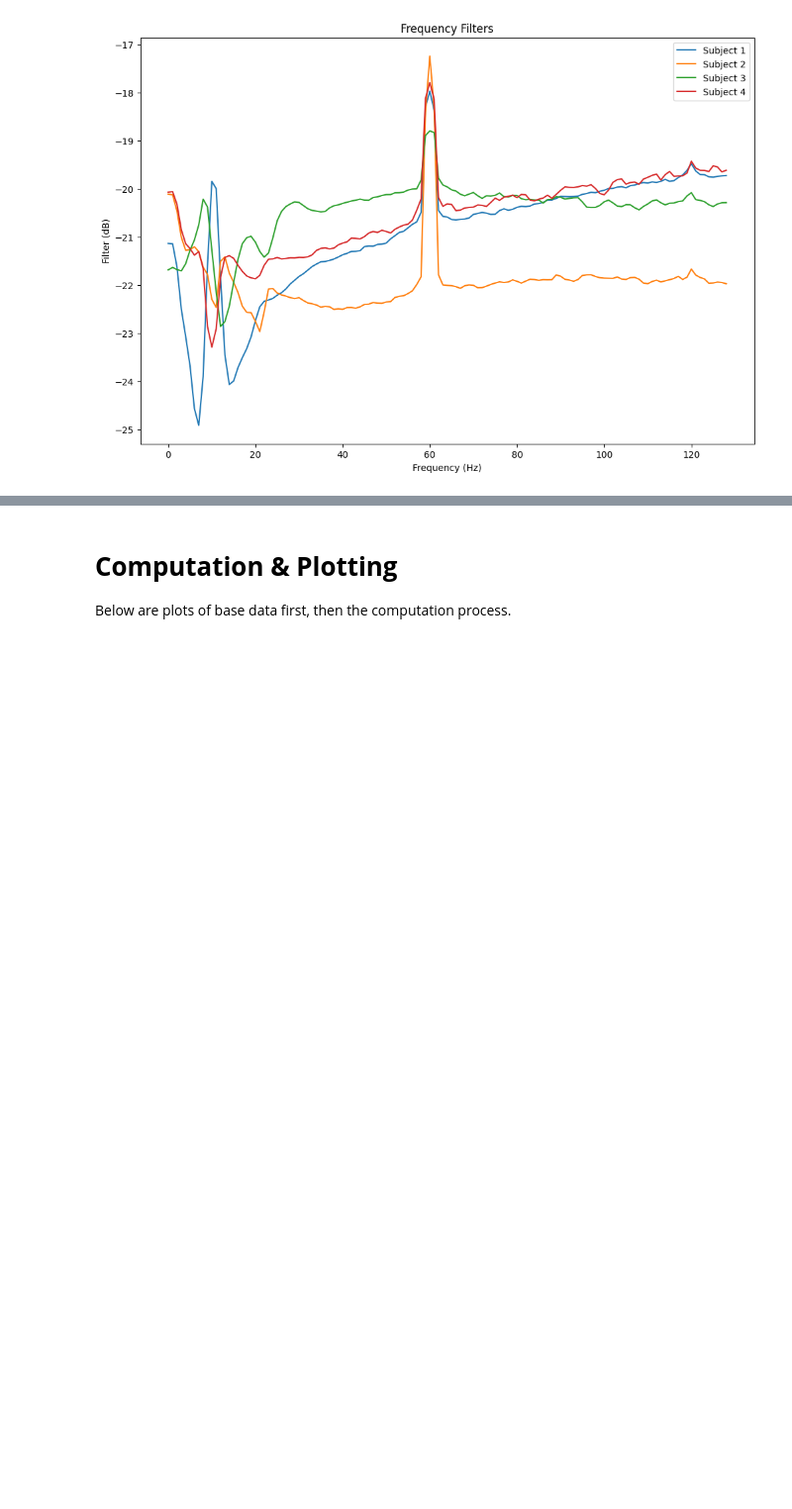
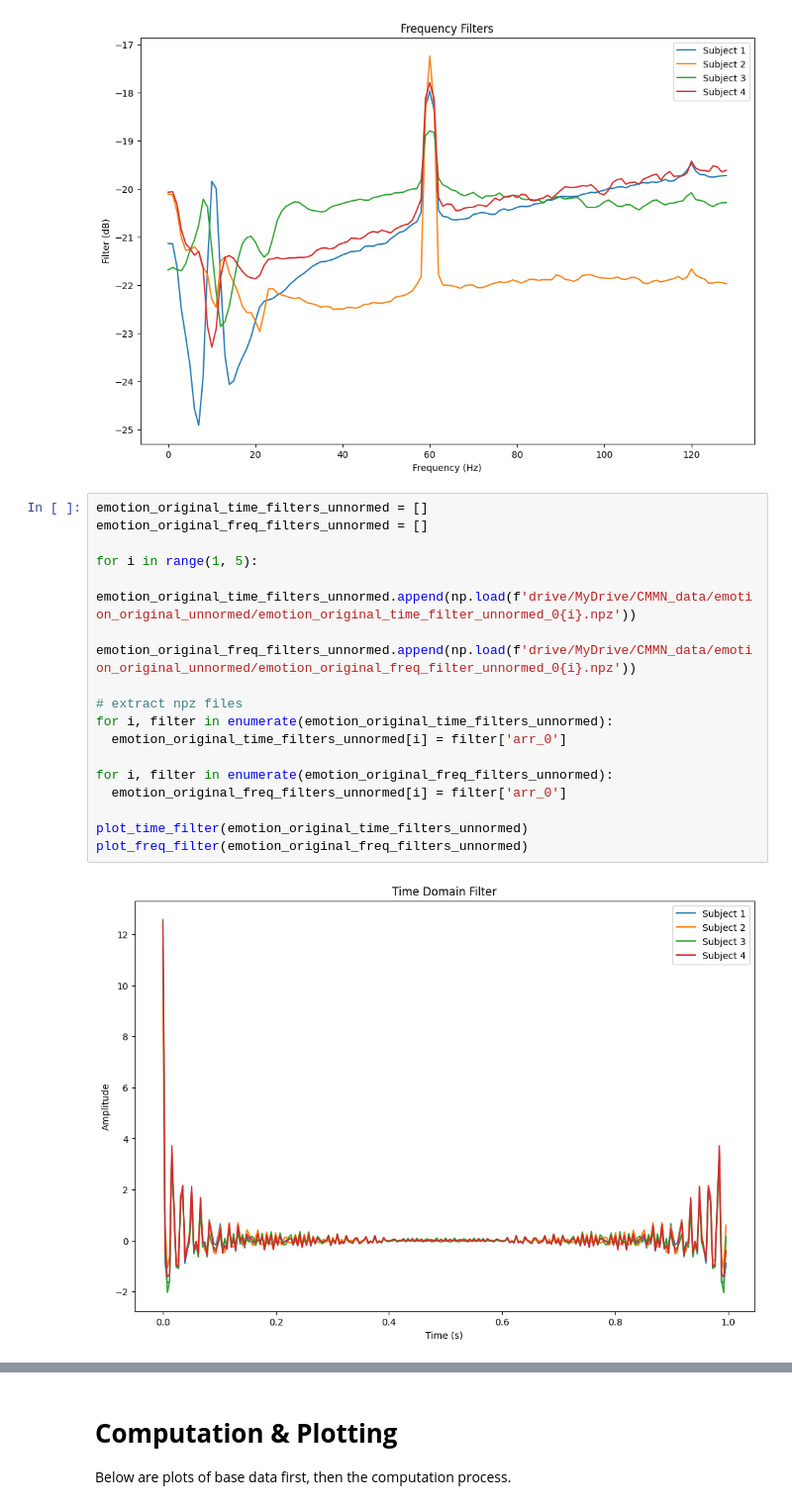
Before and after one commit to cniel-ud/ICWaves, a Jupyter notebook: notebooks/CMMN_gdrive.ipynb, the cells around one changed output, grey strips where cells are left out. Shown at 99% size. Drawn from its saved outputs; the diff is of its cells as text; blank space fills up the shorter version.

Commit message:
new filters visualized fine. slurm job printouts

```diff
--- a/notebooks/CMMN_gdrive.ipynb
+++ b/notebooks/CMMN_gdrive.ipynb
@@ -556,3 +554,22 @@ plot_freq_filter(emotion_original_freq_filters)
 # %% [output]
 [figure]
 [figure]
+# %%
+emotion_original_time_filters_unnormed = []
+emotion_original_freq_filters_unnormed = []
+
+for i in range(1, 5):
+  emotion_original_time_filters_unnormed.append(np.load(f'drive/MyDrive/CMMN_data/emotion_original_unnormed/emotion_original_time_filter_unnormed_0{i}.npz'))
+  emotion_original_freq_filters_unnormed.append(np.load(f'drive/MyDrive/CMMN_data/emotion_original_unnormed/emotion_original_freq_filter_unnormed_0{i}.npz'))
+
+# extract npz files
+for i, filter in enumerate(emotion_original_time_filters_unnormed):
+  emotion_original_time_filters_unnormed[i] = filter['arr_0']
+
+for i, filter in enumerate(emotion_original_freq_filters_unnormed):
+  emotion_original_freq_filters_unnormed[i] = filter['arr_0']
+
+plot_time_filter(emotion_original_time_filters_unnormed)
+plot_freq_filter(emotion_original_freq_filters_unnormed)
+# %% [output]
+[figure, added]
```
Also changed, not shown: parts of 3 cells of this notebook, 1 other file.
